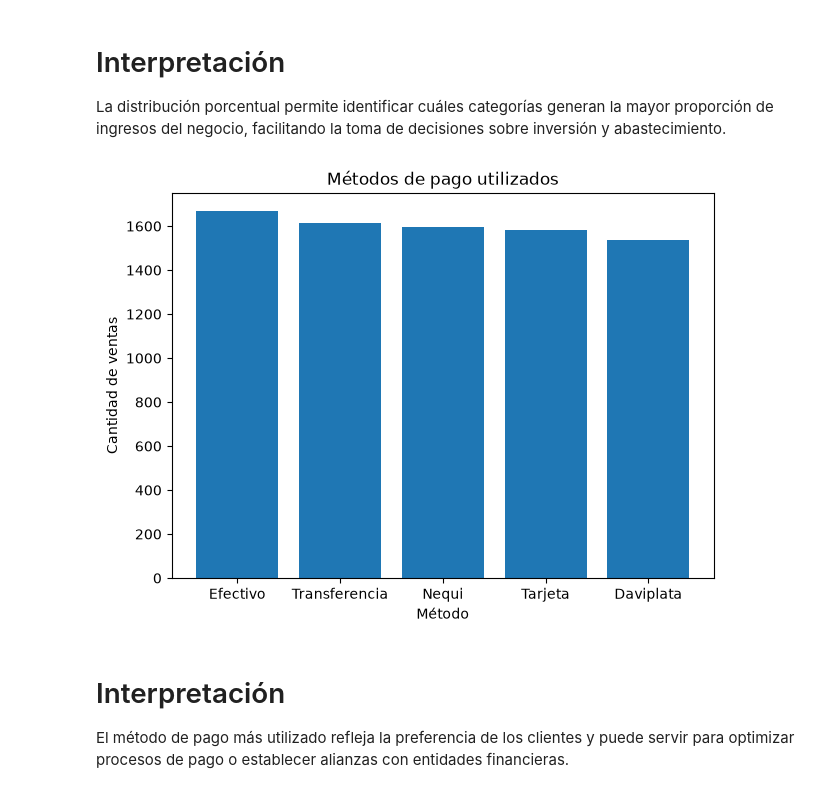
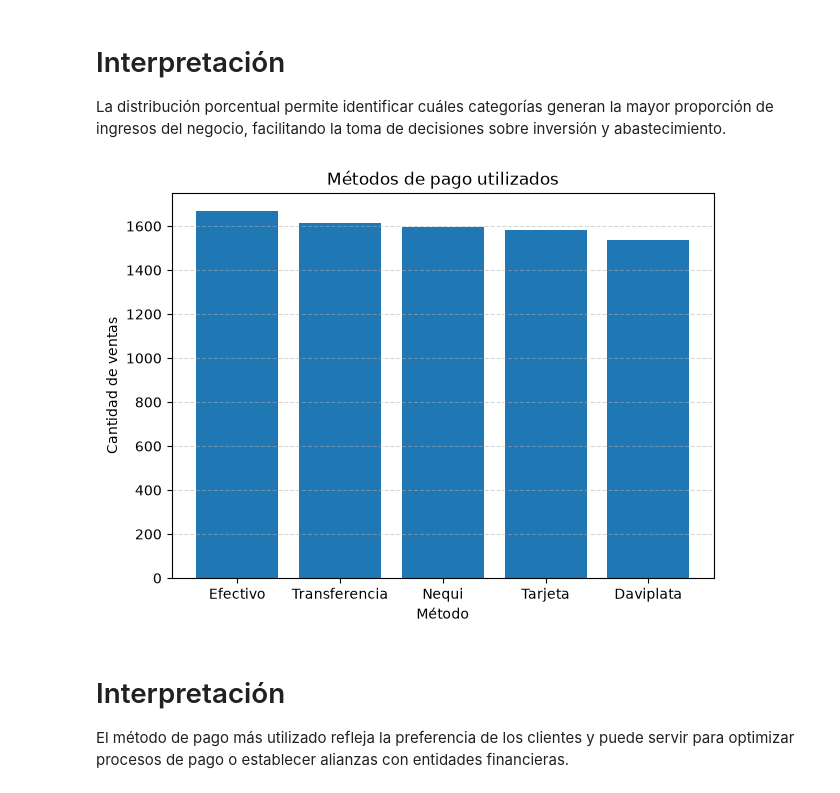
Before and after one commit to NotonyusRisk/retail-insight-data-analysis, a Jupyter notebook: notebooks/Sprint_03_Visualizacion.ipynb, the cells around one changed output. Drawn from its saved outputs; the diff is of its cells as text; code cells hidden in the pictures.

```diff
--- a/notebooks/Sprint_03_Visualizacion.ipynb
+++ b/notebooks/Sprint_03_Visualizacion.ipynb
@@ -126,20 +129,22 @@ metodos = df["Método Pago"].value_counts()
 # %%
 plt.figure(figsize=(7,5))
 
 plt.bar(
     metodos.index,
     metodos.values
 )
 
+plt.grid(axis="y", linestyle="--", alpha=0.5)
+
 plt.title("Métodos de pago utilizados")
 
 plt.xlabel("Método")
 
 plt.ylabel("Cantidad de ventas")
 
 plt.show()
 # %% [output]
-[figure, old version]
+[figure, new version]
 # %% [markdown]
 # Interpretación
 
```
Also changed, not shown: parts of 2 cells of this notebook.
